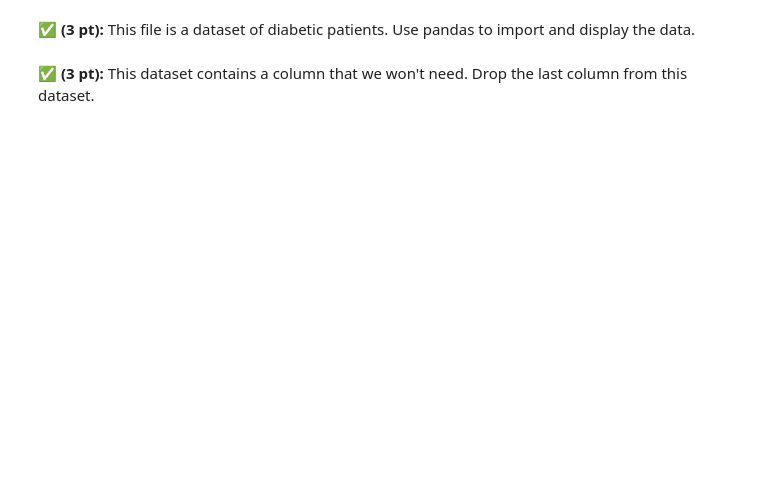
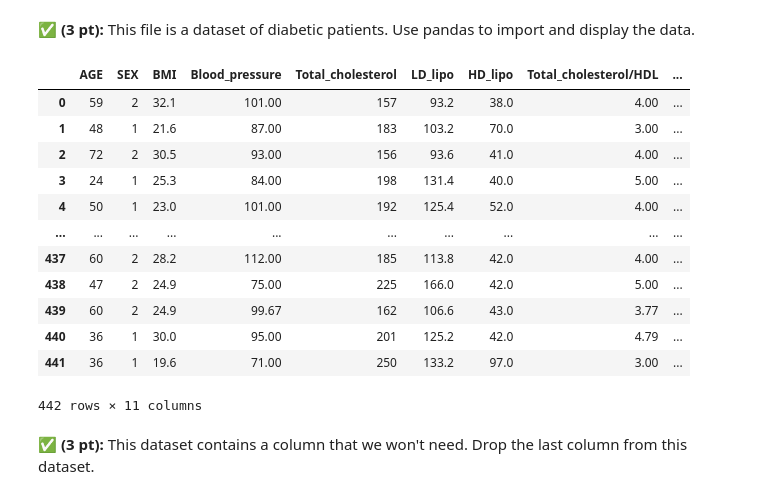
Before and after one commit to wilcox63/CMSE202-s23-turnin, a Jupyter notebook: midterm/CMSE202-Midterm-Sect001_TF_Mods-WilcoxAnneMarie.ipynb, the cells around one changed output. Cells and saved outputs as stored; diff of their text form; code cells hidden in the pictures; blank space fills up the shorter version.

```diff
--- a/midterm/CMSE202-Midterm-Sect001_TF_Mods-WilcoxAnneMarie.ipynb
+++ b/midterm/CMSE202-Midterm-Sect001_TF_Mods-WilcoxAnneMarie.ipynb
@@ -77,6 +86,23 @@ git pull or git clone midterm
 &#9989; **(3 pt):** This file is a dataset of diabetic patients. Use pandas to import and display the data.
 # %%
 ## put your code here
+diabetic_df = pd.read_csv('SAS.csv')
+
+diabetic_df
+# %% [output]
+|  | AGE | SEX | BMI | Blood_pressure | Total_cholesterol | LD_lipo | HD_lipo | Total_cholesterol/HDL | ... |
+| 0 | 59 | 2 | 32.1 | 101.00 | 157 | 93.2 | 38.0 | 4.00 | ... |
+| 1 | 48 | 1 | 21.6 | 87.00 | 183 | 103.2 | 70.0 | 3.00 | ... |
+| 2 | 72 | 2 | 30.5 | 93.00 | 156 | 93.6 | 41.0 | 4.00 | ... |
+| 3 | 24 | 1 | 25.3 | 84.00 | 198 | 131.4 | 40.0 | 5.00 | ... |
+| 4 | 50 | 1 | 23.0 | 101.00 | 192 | 125.4 | 52.0 | 4.00 | ... |
+| ... | ... | ... | ... | ... | ... | ... | ... | ... | ... |
+| 437 | 60 | 2 | 28.2 | 112.00 | 185 | 113.8 | 42.0 | 4.00 | ... |
+| 438 | 47 | 2 | 24.9 | 75.00 | 225 | 166.0 | 42.0 | 5.00 | ... |
+| 439 | 60 | 2 | 24.9 | 99.67 | 162 | 106.6 | 43.0 | 3.77 | ... |
+| 440 | 36 | 1 | 30.0 | 95.00 | 201 | 125.2 | 42.0 | 4.79 | ... |
+| 441 | 36 | 1 | 19.6 | 71.00 | 250 | 133.2 | 97.0 | 3.00 | ... |
+442 rows × 11 columns
 # %% [markdown]
 &#9989; **(3 pt):** This dataset contains a column that we won't need. Drop the last column from this dataset.
 # %%
```
Also changed, not shown: parts of 8 cells of this notebook.
